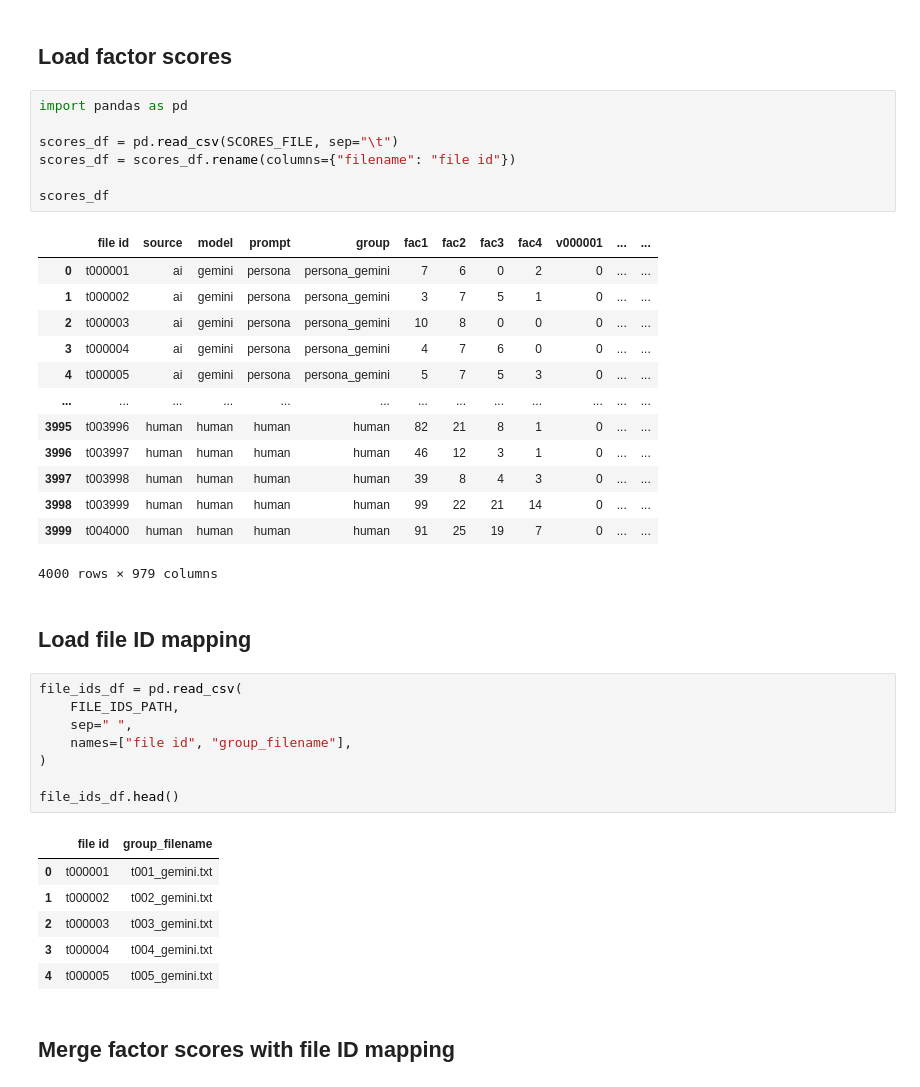
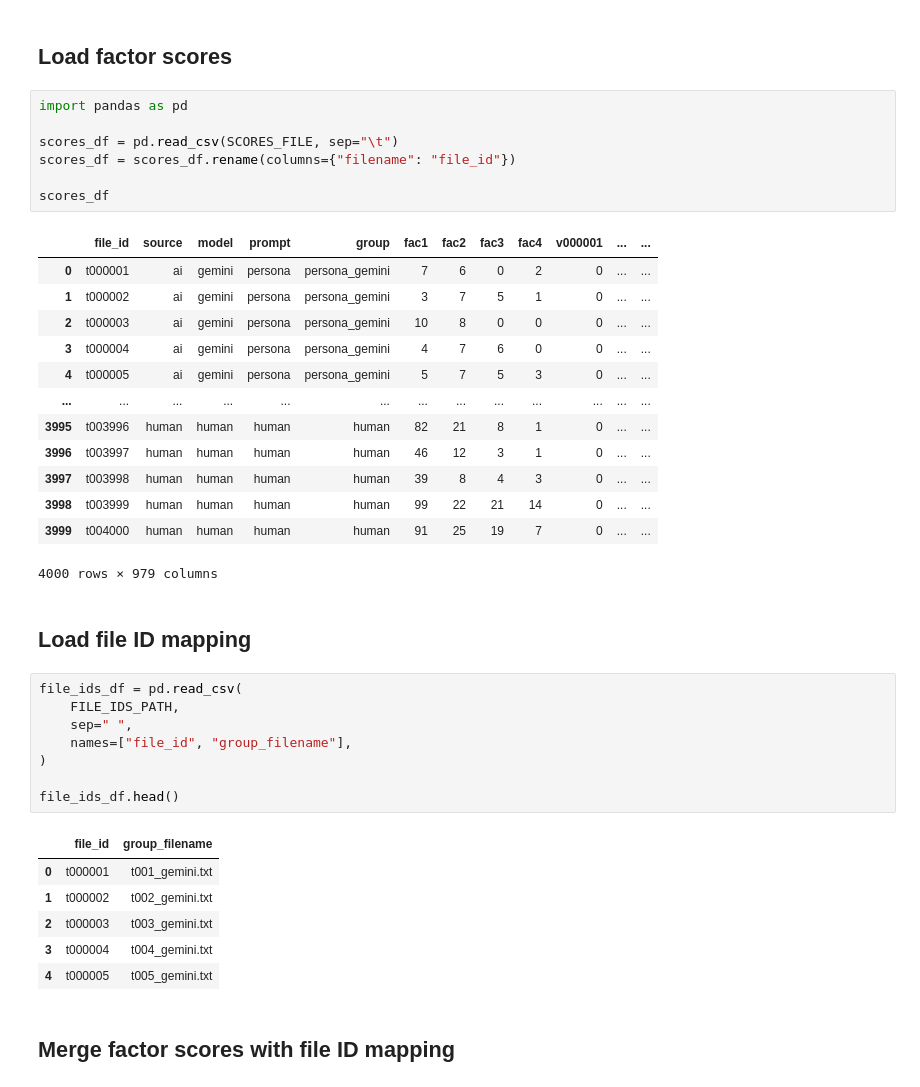
Before and after one commit to laelgelc/cl_st2_arianne, a Jupyter notebook: cl_st2_ph2_arianne/examples_simulation.ipynb, the cells around one changed output. Saved outputs shown, nothing was run; the diff lists cells and outputs as text.

```diff
--- a/cl_st2_ph2_arianne/cl_st2_ph2_arianne_examples_simulation.ipynb
+++ b/cl_st2_ph2_arianne/examples_simulation.ipynb
@@ -19,12 +23,12 @@ FILE_IDS_PATH = Path("file_ids.txt")
 # %%
 import pandas as pd
 
 scores_df = pd.read_csv(SCORES_FILE, sep="\t")
-scores_df = scores_df.rename(columns={"filename": "file id"})
+scores_df = scores_df.rename(columns={"filename": "file_id"})
 
 scores_df
 # %% [output]
-|  | file id | source | model | prompt | group | fac1 | fac2 | fac3 | fac4 | v000001 | ... | ... |
+|  | file_id | source | model | prompt | group | fac1 | fac2 | fac3 | fac4 | v000001 | ... | ... |
 | 0 | t000001 | ai | gemini | persona | persona_gemini | 7 | 6 | 0 | 2 | 0 | ... | ... |
 | 1 | t000002 | ai | gemini | persona | persona_gemini | 3 | 7 | 5 | 1 | 0 | ... | ... |
 | 2 | t000003 | ai | gemini | persona | persona_gemini | 10 | 8 | 0 | 0 | 0 | ... | ... |
@@ -43,12 +47,12 @@ scores_df
 file_ids_df = pd.read_csv(
     FILE_IDS_PATH,
     sep=" ",
-    names=["file id", "group_filename"],
+    names=["file_id", "group_filename"],
 )
 
 file_ids_df.head()
 # %% [output]
-|  | file id | group_filename |
+|  | file_id | group_filename |
 | 0 | t000001 | t001_gemini.txt |
 | 1 | t000002 | t002_gemini.txt |
 | 2 | t000003 | t003_gemini.txt |
```
Also changed, not shown: parts of 10 cells of this notebook, 1 other file.
